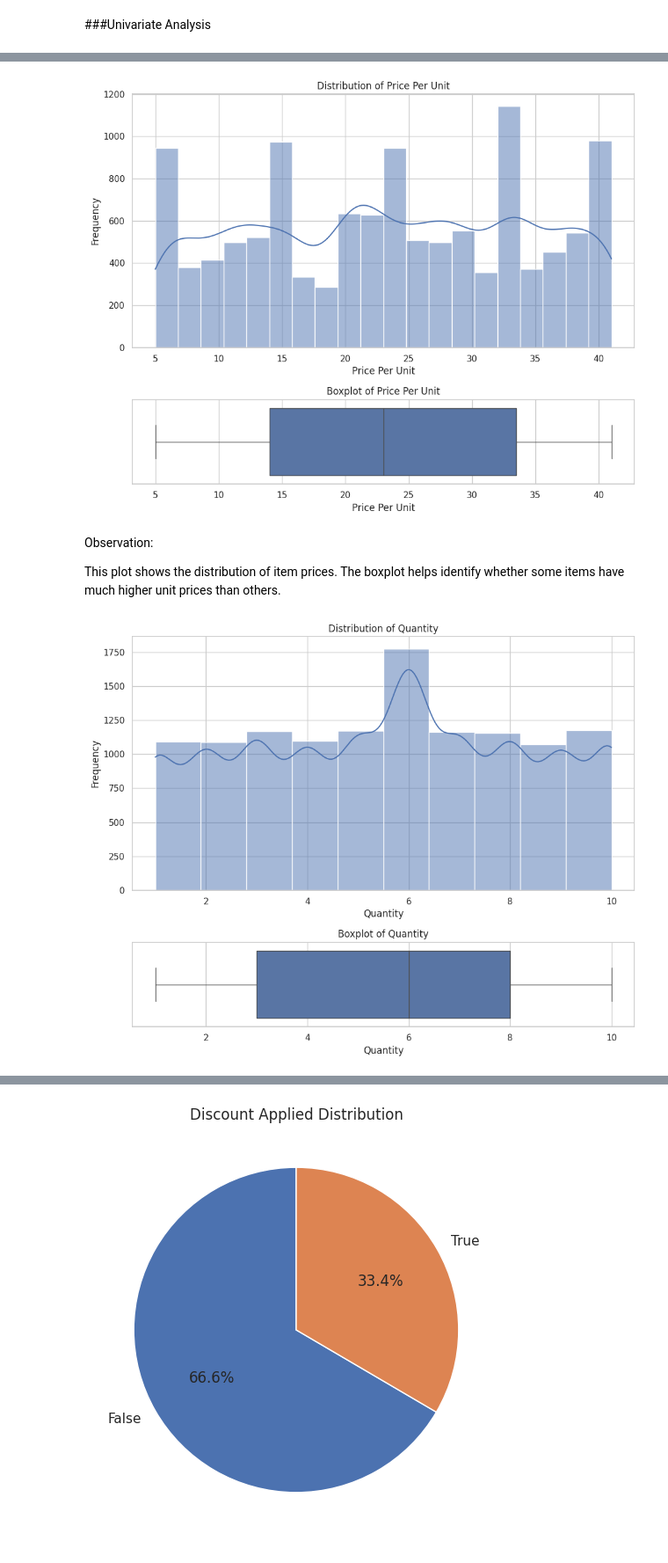
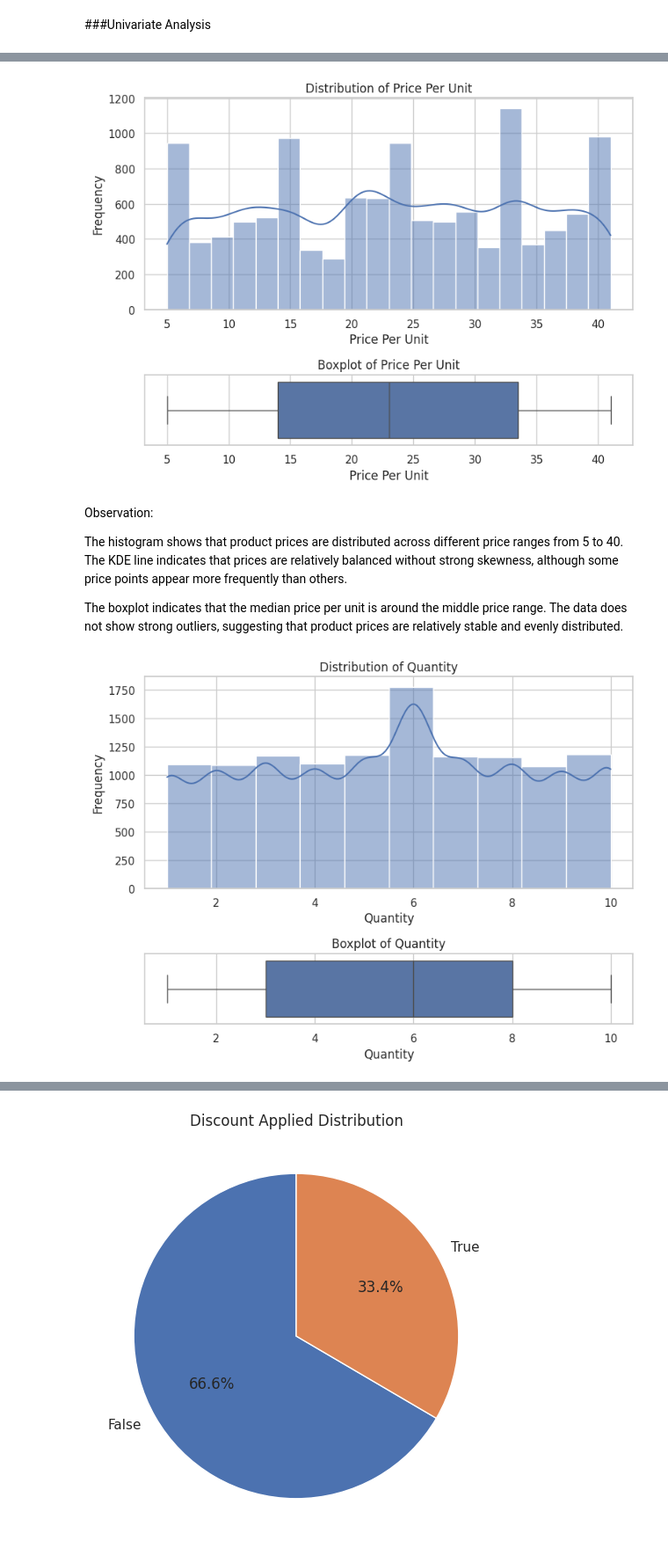
Before and after one commit to maybraniswe/Retail-Store-Sales-Analysis-and-Prediction, a Jupyter notebook: Retail_Store_Sales_Analysis_and_Prediction.ipynb, the cells around one changed output, grey strips where cells are left out. Shown at 88% size. Cells and saved outputs as stored; diff of their text form; code cells hidden in the pictures.

```diff
--- a/Retail_Store_Sales_Analysis_and_Prediction.ipynb
+++ b/Retail_Store_Sales_Analysis_and_Prediction.ipynb
@@ -393,30 +375,31 @@ The boxplot shows the spread of Total Spent and helps identify possible outliers
 # %%
 # Histogram with KDE and Boxplot for Price Per Unit
 
-fig, axes = plt.subplots(2, 1, figsize=(10, 8), gridspec_kw={"height_ratios": [3, 1]})
+fig, axes = plt.subplots(2, 1, figsize=(8, 6), gridspec_kw={"height_ratios": [3, 1]})
 
 sns.histplot(clean_df["Price Per Unit"], kde=True, bins=20, ax=axes[0])
 axes[0].set_title("Distribution of Price Per Unit")
 axes[0].set_xlabel("Price Per Unit")
 axes[0].set_ylabel("Frequency")
 
 sns.boxplot(x=clean_df["Price Per Unit"], ax=axes[1])
 axes[1].set_title("Boxplot of Price Per Unit")
 axes[1].set_xlabel("Price Per Unit")
 
 plt.tight_layout()
 plt.show()
 # %% [output]
-[figure, old version]
+[figure, new version]
-# %% [markdown]
-Observation:
-
-This plot shows the distribution of item prices.
-The boxplot helps identify whether some items have much higher unit prices than others.
+# %% [markdown]
+Observation:
+
+The histogram shows that product prices are distributed across different price ranges from 5 to 40. The KDE line indicates that prices are relatively balanced without strong skewness, although some price points appear more frequently than others.
+
+The boxplot indicates that the median price per unit is around the middle price range. The data does not show strong outliers, suggesting that product prices are relatively stable and evenly distributed.
 # %%
 # Histogram with KDE and Boxplot for Quantity
 
-fig, axes = plt.subplots(2, 1, figsize=(10, 8), gridspec_kw={"height_ratios": [3, 1]})
+fig, axes = plt.subplots(2, 1, figsize=(8, 6), gridspec_kw={"height_ratios": [3, 1]})
 
 sns.histplot(clean_df["Quantity"], kde=True, bins=10, ax=axes[0])
 axes[0].set_title("Distribution of Quantity")
@@ -430,4 +413,4 @@ axes[1].set_xlabel("Quantity")
 plt.tight_layout()
 plt.show()
 # %% [output]
-[figure, old version]
+[figure, new version]
```
Also changed, not shown: parts of 94 cells of this notebook.
